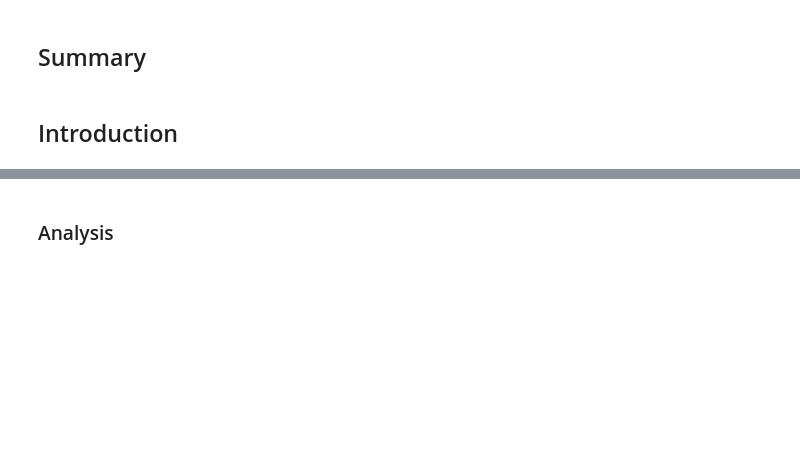
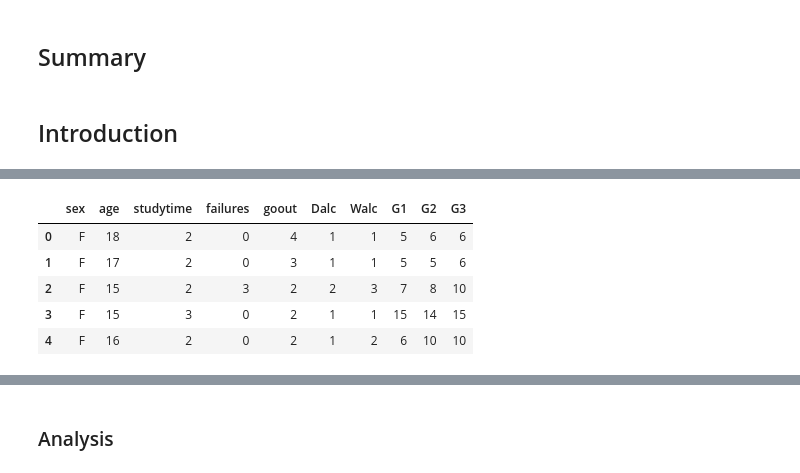
Before and after one commit to UBC-MDS/dsci-522-group-23, a Jupyter notebook: notebooks/student_performance_predictor_report.ipynb, the cells around one changed output, grey strips where cells are left out. Cells and saved outputs as stored; diff of their text form; code cells hidden in the pictures; blank space fills up the shorter version.

```diff
--- a/notebooks/student_performance_predictor_report.ipynb
+++ b/notebooks/student_performance_predictor_report.ipynb
@@ -14,0 +102,9 @@ Packages:
+# %%
+student_performance_df.head()
+# %% [output]
+|  | sex | age | studytime | failures | goout | Dalc | Walc | G1 | G2 | G3 |
+| 0 | F | 18 | 2 | 0 | 4 | 1 | 1 | 5 | 6 | 6 |
+| 1 | F | 17 | 2 | 0 | 3 | 1 | 1 | 5 | 5 | 6 |
+| 2 | F | 15 | 2 | 3 | 2 | 2 | 3 | 7 | 8 | 10 |
+| 3 | F | 15 | 3 | 0 | 2 | 1 | 1 | 15 | 14 | 15 |
+| 4 | F | 16 | 2 | 0 | 2 | 1 | 2 | 6 | 10 | 10 |
```
Also changed, not shown: parts of 23 cells of this notebook.
